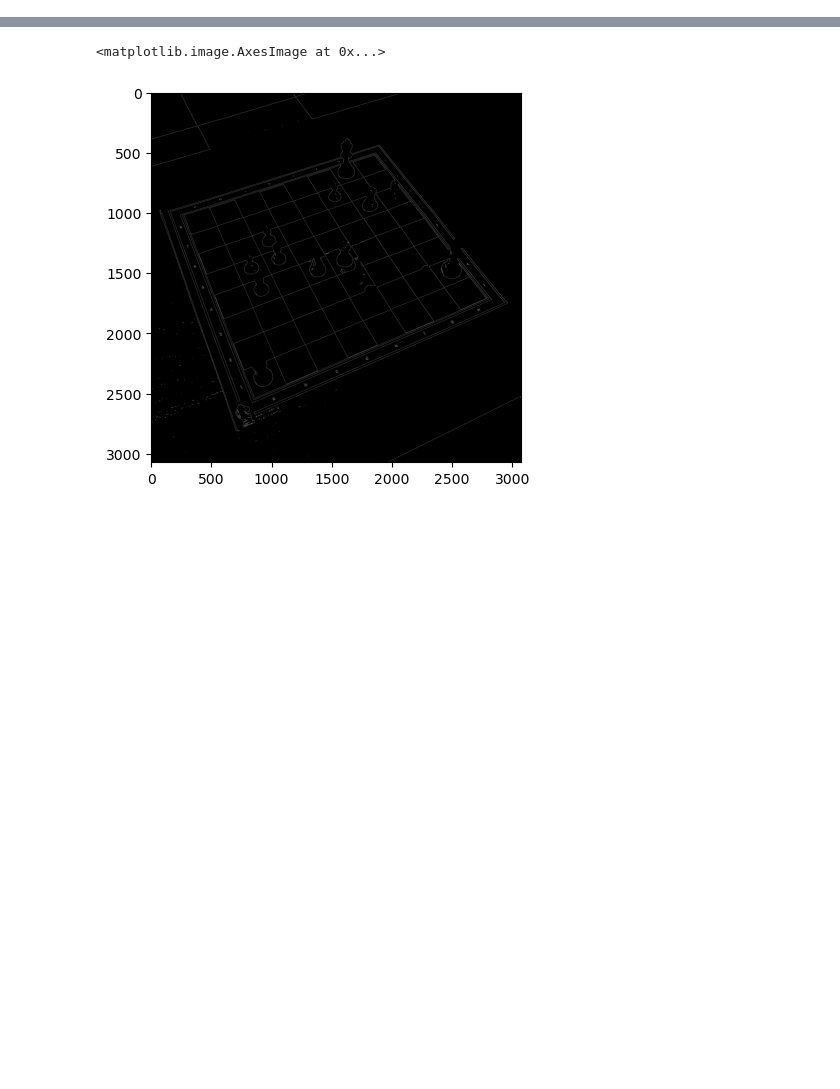
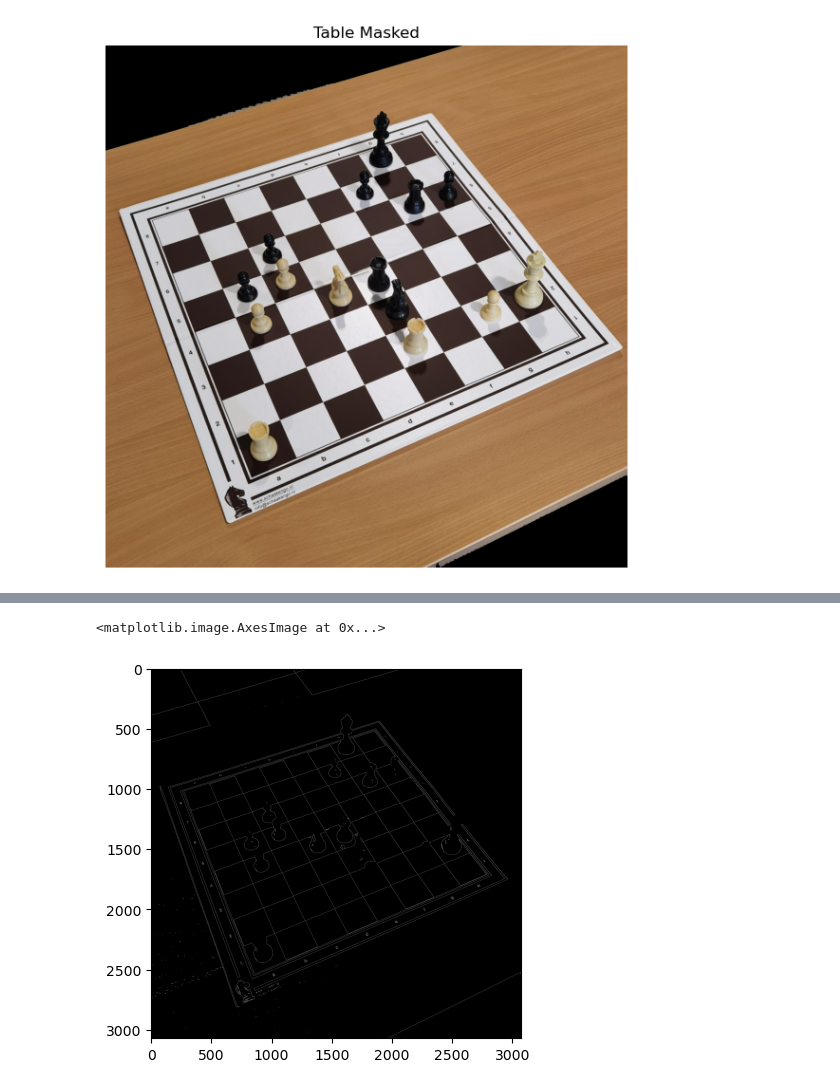
Before and after one commit to SmogJ1/VC, a Jupyter notebook: proj.ipynb, the cells around one changed output, grey strips where cells are left out. Cells and saved outputs as stored; diff of their text form; code cells hidden in the pictures; blank space fills up the shorter version.

```diff
--- a/proj.ipynb
+++ b/proj.ipynb
@@ -36,0 +42,19 @@ plt.imshow(otsu_binary,cmap="gray")
+# %%
+table_mask = np.zeros_like(image)
+cv2.drawContours(table_mask, [table_contour], -1, (255, 255, 255), thickness=cv2.FILLED)
+masked_image = cv2.bitwise_and(image, table_mask)
+
+masked_rgb = cv2.cvtColor(masked_image, cv2.COLOR_BGR2RGB)
+
+# Display both results side-by-side
+plt.figure(figsize=(12, 6))
+
+plt.plot(1, 2, 2)
+plt.title("Table Masked")
+plt.imshow(masked_rgb)
+plt.axis('off')
+
+plt.tight_layout()
+plt.show()
+# %% [output]
+[figure, added]
```
Also changed, not shown: parts of 5 cells of this notebook.
